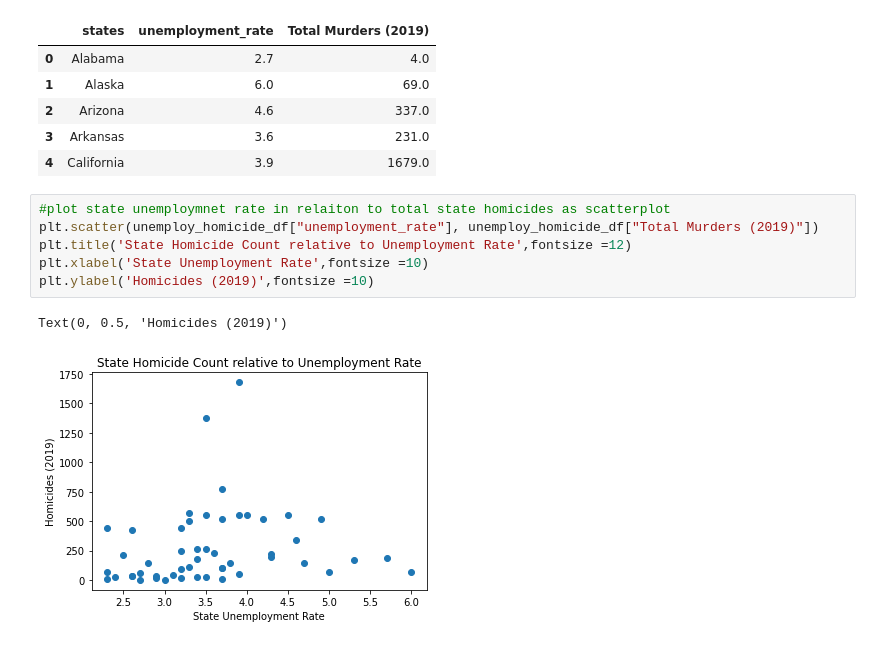
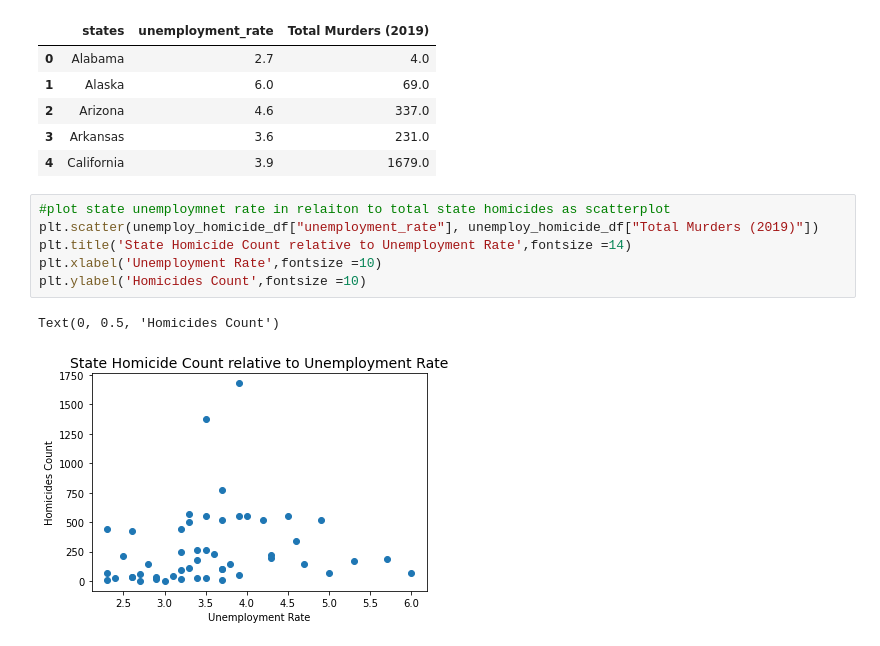
Before and after one commit to akarpie96/CrimeStats, a Jupyter notebook: State_unemployment_NikoEdit_012921.ipynb, the cells around one changed output. Cells and saved outputs as stored; diff of their text form.

```diff
--- a/State_unemployment_NikoEdit_012921.ipynb
+++ b/State_unemployment_NikoEdit_012921.ipynb
@@ -71,9 +72,9 @@ unemploy_homicide_df.head()
 # %%
 #plot state unemploymnet rate in relaiton to total state homicides as scatterplot
 plt.scatter(unemploy_homicide_df["unemployment_rate"], unemploy_homicide_df["Total Murders (2019)"])
-plt.title('State Homicide Count relative to Unemployment Rate',fontsize =12)
-plt.xlabel('State Unemployment Rate',fontsize =10)
-plt.ylabel('Homicides (2019)',fontsize =10)
+plt.title('State Homicide Count relative to Unemployment Rate',fontsize =14)
+plt.xlabel('Unemployment Rate',fontsize =10)
+plt.ylabel('Homicides Count',fontsize =10)
 # %% [output]
-Text(0, 0.5, 'Homicides (2019)')
+Text(0, 0.5, 'Homicides Count')
-[figure, old version]
+[figure, new version]
```
Also changed, not shown: parts of 3 cells of this notebook, 2 other files.
